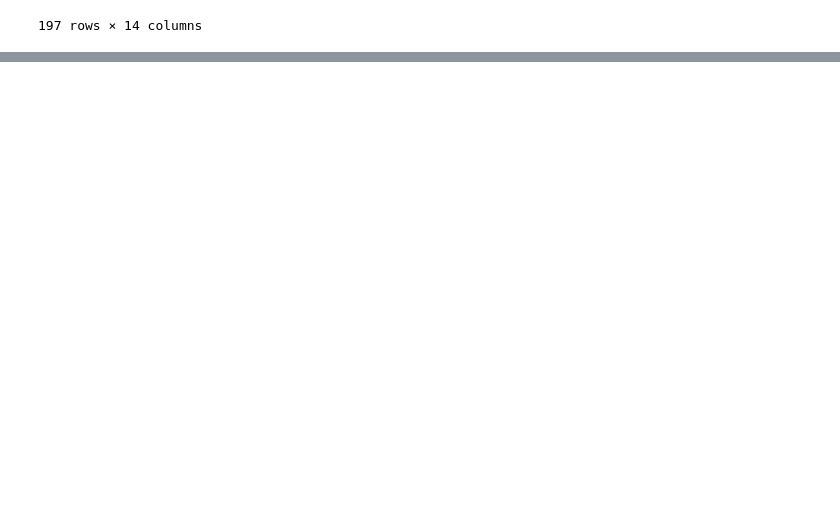
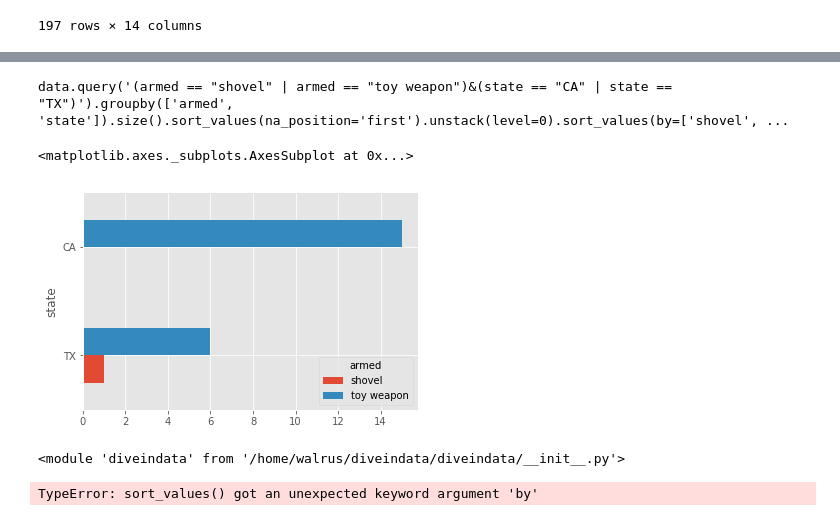
Before and after one commit to aivuk/diveindata, a Jupyter notebook: notebook/Demo of DataDive.ipynb, the cells around one changed output, grey strips where cells are left out. Drawn from its saved outputs; the diff is of its cells as text; code cells hidden in the pictures; blank space fills up the shorter version.

Commit message:
Update on pandas query creator

```diff
--- a/notebook/Demo of DataDive.ipynb
+++ b/notebook/Demo of DataDive.ipynb
@@ -222,0 +313,7 @@ polkil.data[polkil.data.state == 'TX']
+# %%
+pg = polkil.bar_groups([('armed', ['shovel', 'toy weapon']), ('state', ['CA','TX'])])
+pg.plot.barh()
+# %% [output]
+data.query('(armed == "shovel" | armed == "toy weapon")&(state == "CA" | state == "TX")').groupby(['armed', 'state']).size().sort_values(na_position='first').unstack(level=0).sort_values(by=['shovel', ...
+<matplotlib.axes._subplots.AxesSubplot at 0x...>
+[figure, added]
@@ -222,0 +322,8 @@ polkil.data[polkil.data.state == 'TX']
+# %%
+imp.reload(dv)
+# %% [output]
+<module 'diveindata' from '/home/walrus/diveindata/diveindata/__init__.py'>
+# %%
+polkil.data.query('(state == "CA" | state == "TX")').groupby(['state', 'armed']).size().sort_values(by=['CA', 'TX'],na_position='first').unstack(level=0)
+# %% [output]
+TypeError: sort_values() got an unexpected keyword argument 'by'
```
Also changed, not shown: parts of 15 cells of this notebook, 2 other files.
